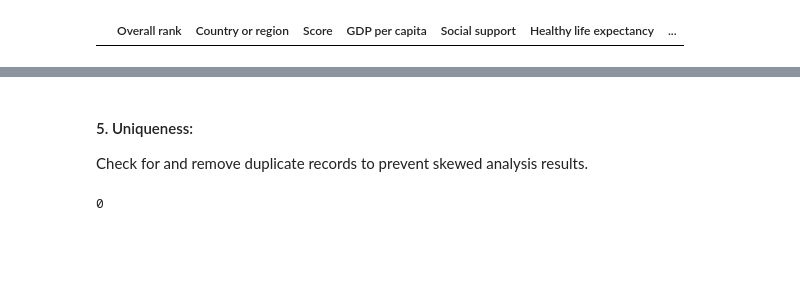
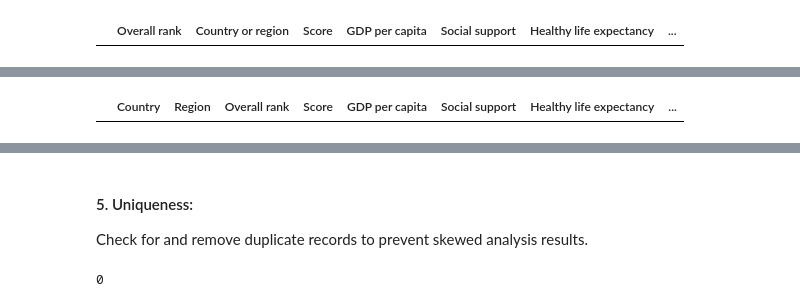
Before and after one commit to Tuwaiq-DS-ML-bootcamp-V-7/Usecase-2, a Jupyter notebook: EDA explain template-(Salman Gassem).ipynb, the cells around one changed output, grey strips where cells are left out. Cells and saved outputs as stored; diff of their text form; code cells hidden in the pictures; blank space fills up the shorter version.

```diff
--- a/EDA explain template-(Salman Gassem).ipynb
+++ b/EDA explain template-(Salman Gassem).ipynb
@@ -393,0 +421,6 @@ df19.head(0)
+# %%
+df15_new = df15.drop(columns=['Standard Error', 'Dystopia Residual'])
+df15_new.columns = ['Country', 'Region', 'Overall rank', 'Score', 'GDP per capita', 'Social support', 'Healthy life expectancy', 'Freedom to make life choices', 'Perceptions of corruption', 'Generosity']
+df15_new.head(0)
+# %% [output]
+|  | Country | Region | Overall rank | Score | GDP per capita | Social support | Healthy life expectancy | ... |
```
Also changed, not shown: parts of 60 cells of this notebook.
